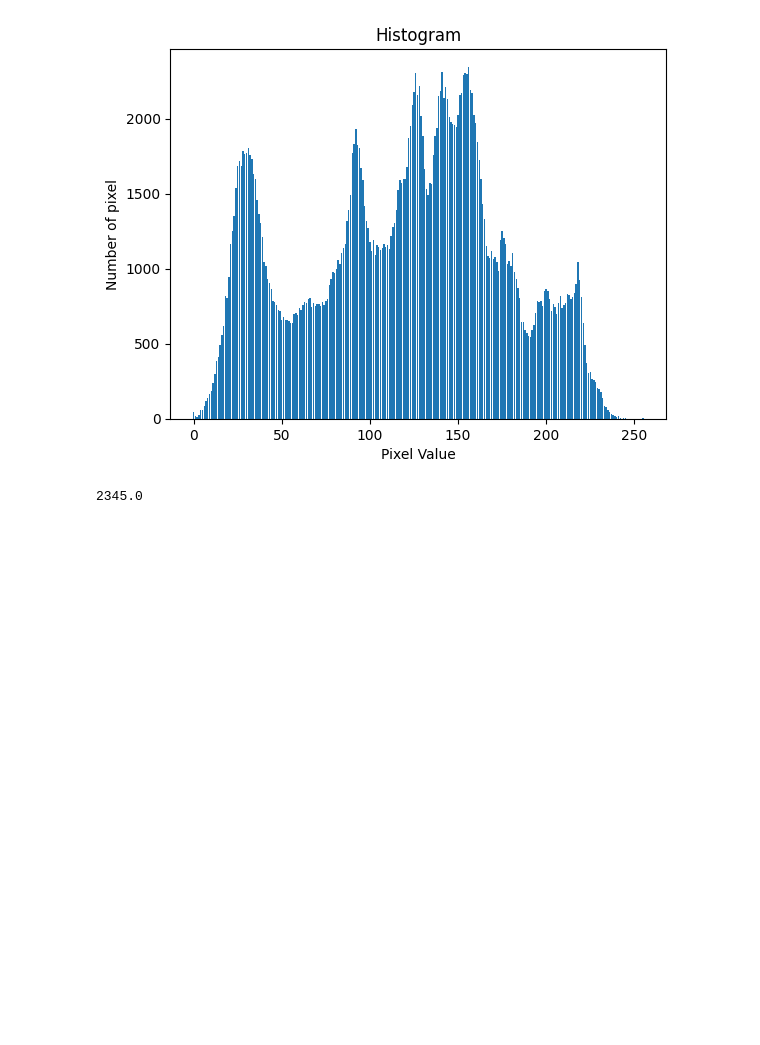
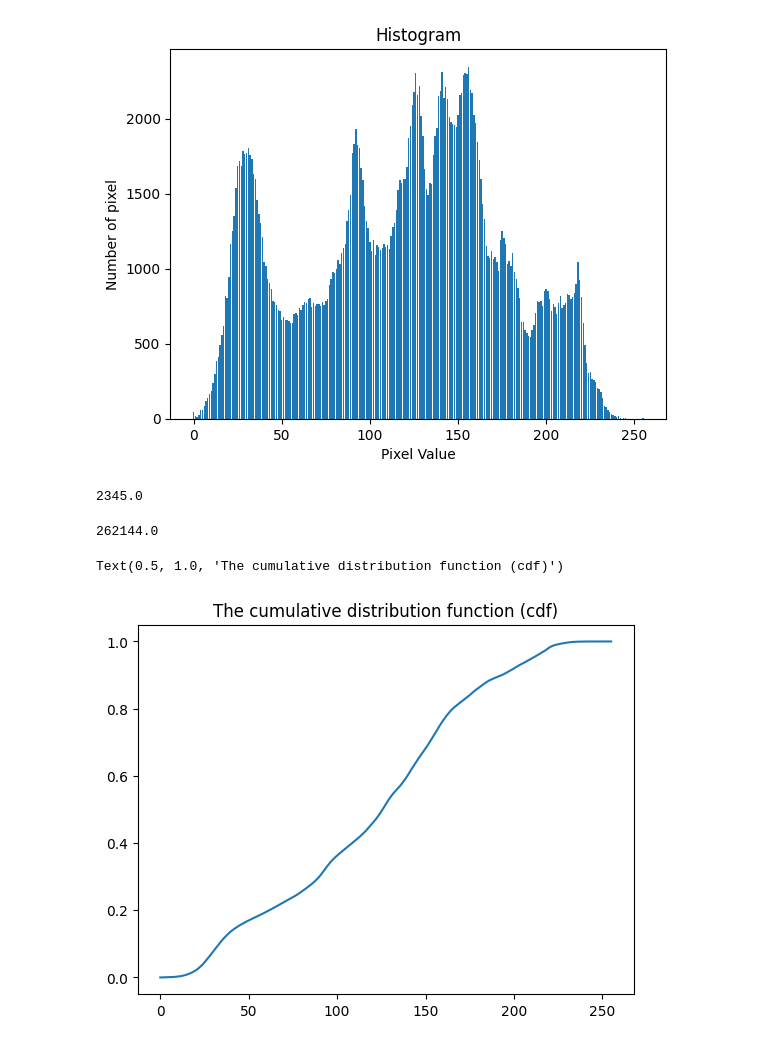
Before and after one commit to ngtuetam/DIP_2022, a Jupyter notebook: assignment_2/notebook/assign2_3.ipynb, the cells around one changed output. Cells and saved outputs as stored; diff of their text form; code cells hidden in the pictures; blank space fills up the shorter version.

```diff
--- a/assignment_2/notebook/assign2_3.ipynb
+++ b/assignment_2/notebook/assign2_3.ipynb
@@ -37,3 +37,19 @@ Text(0.5, 1.0, 'Histogram')
 max(h)
 # %% [output]
 2345.0
+# %%
+np.sum(h)
+# %% [output]
+262144.0
+# %%
+"""
+Plot the cumulative distribution function (cdf) of the histogram of the Lenna image.
+"""
+cdf = np.zeros((256))
+for i in range (len(p)):
+    cdf[i] = np.sum(p[:i])              #cdf = cumsum(p)
+plt.plot(cdf)
+plt.title('The cumulative distribution function (cdf)')
+# %% [output]
+Text(0.5, 1.0, 'The cumulative distribution function (cdf)')
+[figure, added]
```
Also changed, not shown: parts of 3 cells of this notebook.
